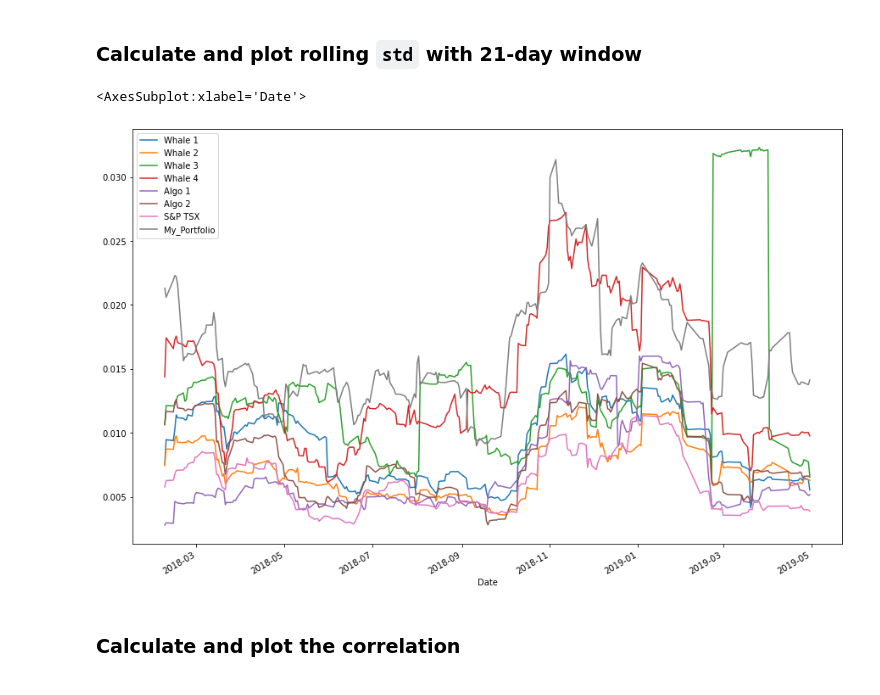
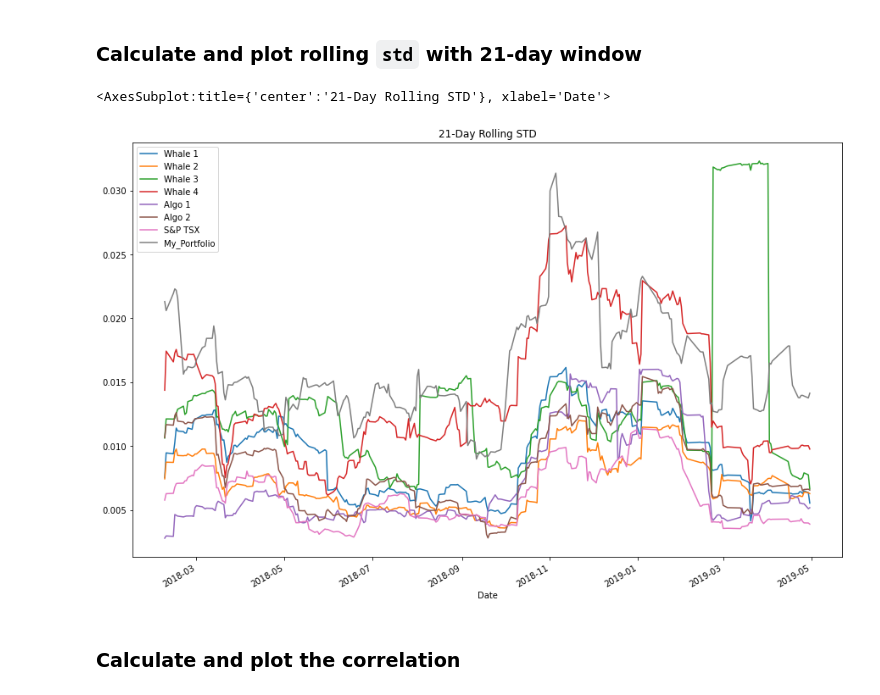
Before and after one commit to vjreddy2001/Portfolio, a Jupyter notebook: whale_analysis.ipynb, the cells around one changed output. Cells and saved outputs as stored; diff of their text form; code cells hidden in the pictures.

```diff
--- a/whale_analysis.ipynb
+++ b/whale_analysis.ipynb
@@ -661,12 +663,12 @@ dtype: float64
 # %%
 # Calculate rolling standard deviation
 roll_joined_custom_portfolio = joined_custom_portfolio.rolling(window=21).std()
 
 # Plot rolling standard deviation
-roll_joined_custom_portfolio.plot(figsize=(15,10))
+roll_joined_custom_portfolio.plot(figsize=(15,10), title="21-Day Rolling STD")
 # %% [output]
-<AxesSubplot:xlabel='Date'>
+<AxesSubplot:title={'center':'21-Day Rolling STD'}, xlabel='Date'>
-[figure, old version]
+[figure, new version]
 # %% [markdown]
 ### Calculate and plot the correlation
 # %%
```
Also changed, not shown: parts of 14 cells of this notebook.
